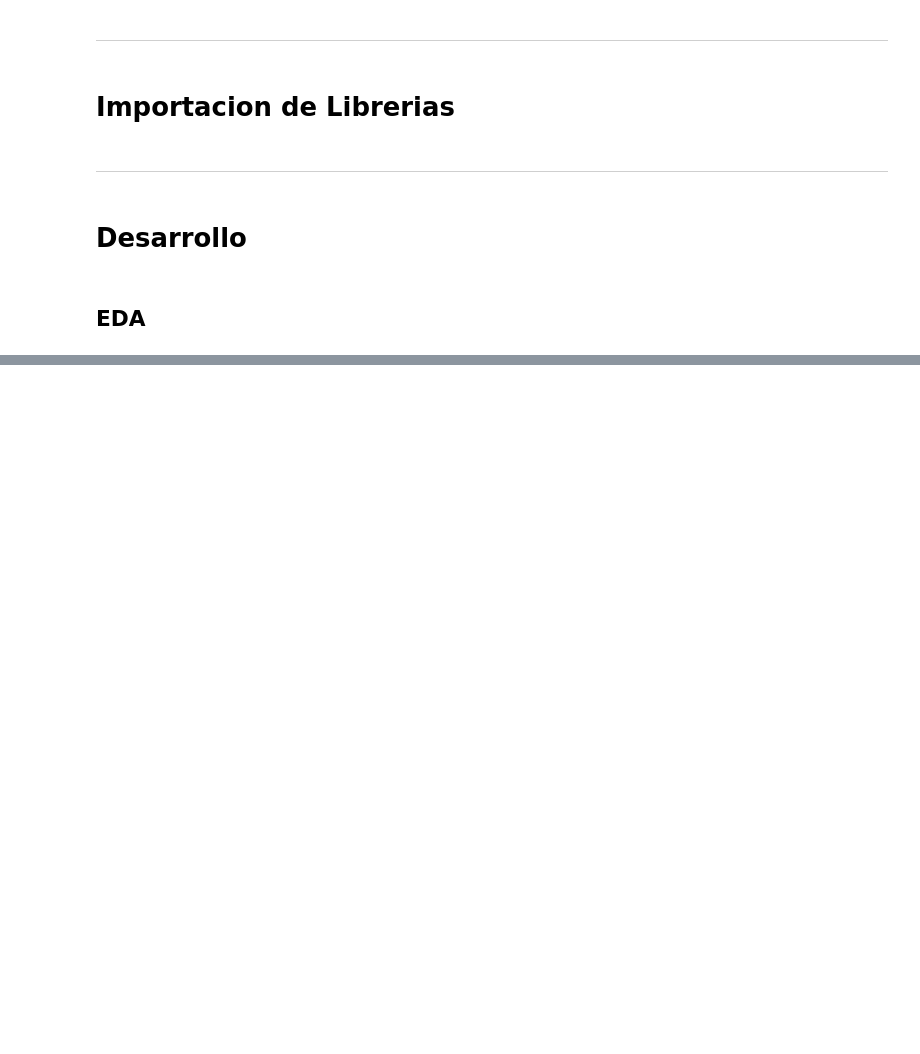
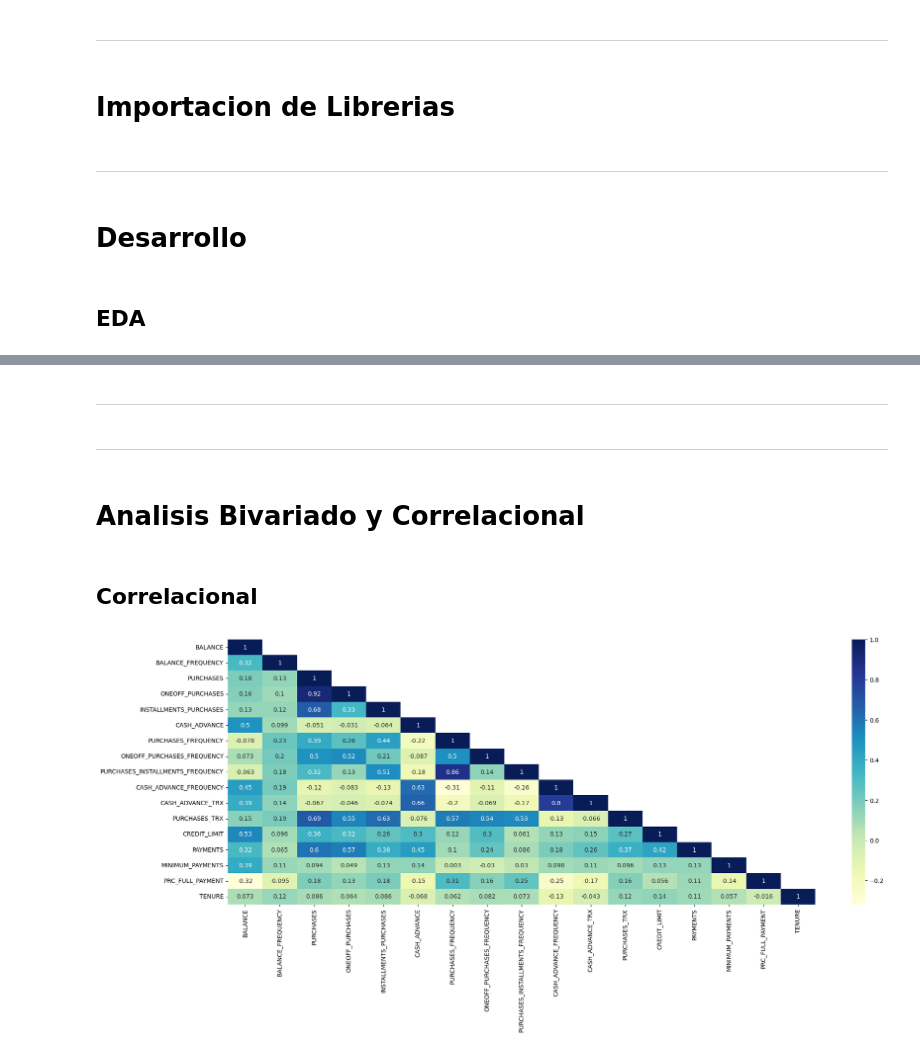
Before and after one commit to BryanHs20/Python-para-Data-Analyst, a Jupyter notebook: Tareas-Proyectos/Tareas/Tarea M45-AD - Bryan Herrnandez Solis.ipynb, the cells around one changed output, grey strips where cells are left out. Drawn from its saved outputs; the diff is of its cells as text; code cells hidden in the pictures; blank space fills up the shorter version.

Commit message:
Termino de la Tarea M45 AD

```diff
--- a/Tareas-Proyectos/Tareas/Tarea M45-AD - Bryan Herrnandez Solis.ipynb
+++ b/Tareas-Proyectos/Tareas/Tarea M45-AD - Bryan Herrnandez Solis.ipynb
@@ -27,4 +34,5 @@ import seaborn as sns
 # %% [markdown]
 ## EDA
 # %%
-df = pd.read_csv('../../../Archivos-Analisis/')
+df = pd.read_csv('../../../Archivos-Analisis/files-tarea-m45/CC_GENERAL.csv')
+df
@@ -30,0 +158,6 @@ df = pd.read_csv('../../../Archivos-Analisis/')
+# %%
+num_min_payments_mean = int(df['MINIMUM_PAYMENTS'].mean())
+num_credit_limit_mean = int(df['CREDIT_LIMIT'].mean())
+
+df['MINIMUM_PAYMENTS'] = df['MINIMUM_PAYMENTS'].fillna(num_min_payments_mean)
+df['CREDIT_LIMIT'] = df['CREDIT_LIMIT'].fillna(num_credit_limit_mean)
@@ -30,0 +187,17 @@ df = pd.read_csv('../../../Archivos-Analisis/')
+# %% [markdown]
+---
+# %%
+df.drop('CUST_ID', axis=1, inplace=True)
+# %% [markdown]
+---
+# %% [markdown]
+# Analisis Bivariado y Correlacional
+# %% [markdown]
+## Correlacional
+# %%
+plt.figure(figsize=(22,8))
+corr_df = corr = df.corr(method='pearson')
+df_lt = corr.where(np.tril(np.ones(corr_df.shape)).astype(bool))
+hmap = sns.heatmap(df_lt, cmap='YlGnBu', annot=True)
+# %% [output]
+[figure, added]
```
Also changed, not shown: parts of 70 cells of this notebook, 1 other file.
